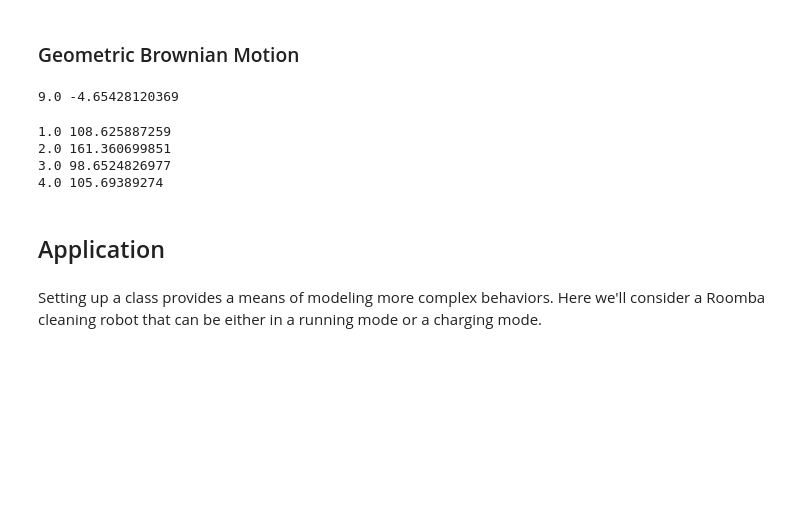
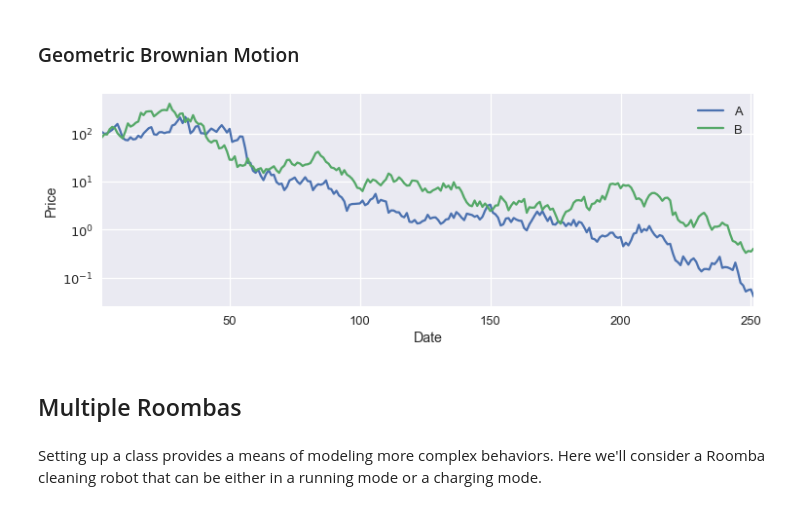
Before and after one commit to jckantor/CBE40455, a Jupyter notebook: notebooks/Getting Started with Discrete Event Simulation.ipynb, the cells around one changed output. Saved outputs shown, nothing was run; the diff lists cells and outputs as text; code cells hidden in the pictures; blank space fills up the shorter version.

```diff
--- a/notebooks/Getting Started with Discrete Event Simulation.ipynb
+++ b/notebooks/Getting Started with Discrete Event Simulation.ipynb
@@ -183,91 +226,58 @@ Clock B, Tick number 7, Time = 9.000000 minutes
 # %% [markdown]
 ### Geometric Brownian Motion
 # %%
-import simpy
+%matplotlib inline
 import random
 import numpy as np
 import matplotlib.pyplot as plt
-%matplotlib inline
+import pandas as pd
+import simpy
+import seaborn as sns
+sns.set_context('talk')
 
 class gbm(object):
-    def __init__(self, env, name, tick=1.0, P=100.0, mu=0.0, sigma=1.00):
+    def __init__(self, env, name, tick=1.0, P=100.0, mu=0.01, sigma=0.10):
         self.env = env
         self.name = name
         self.tick = tick
         self.t = 0
         self.P = P
+        self.hist = pd.Series()
         self.mu = mu
         self.sigma = sigma
         self.proc = env.process(self.run())
+
+    def plot(self):
+        self.hist.plot(logy=True,label=self.name)
+        plt.xlabel('Date')
+        plt.ylabel('Price')
+        plt.legend(loc='best')
 
     def run(self):
         while True:
             yield env.timeout(self.tick)
             self.t += self.tick
             self.P += self.P*(self.mu*self.tick + \
                     self.sigma*random.normalvariate(0,1)*np.sqrt(self.tick))
-
+            self.hist.set_value(self.t,self.P)
 
 # create the simulation environment
 env = simpy.Environment()
 
 # add the clock process to the environment. Set the tick interval.
-stock = gbm(env, "A", tick=1.0)
+a = gbm(env, "A", tick=1.0, mu=0.01, sigma=0.2)
+b = gbm(env, "B", tick=1.0, mu=0.01, sigma=0.2)
 
 # run the simulation for a fixed period of time
+env.run(until=252.0)
 
-Plog = []
-tlog = []
-env.run(until=10.0)
-print stock.t, stock.P
-
-#plt.figure(figsize=(12,4))
-#plt.plot(tlog,Plog)
-#plt.xlabel('Date')
-#plt.ylabel('Price')
+plt.figure(figsize=(12,4))
+a.plot()
+b.plot()
 # %% [output]
-9.0 -4.65428120369
+[figure, added]
-# %%
-import simpy
-import random
-import numpy as np
-
-class gbm(object):
-    def __init__(self,env,name,tick,val,mu,sigma):
-        self.env = env
-        self.name = name
-        self.tick = tick
-        self.val = val
-        self.mu = mu
-        self.sigma = sigma
-        self.t = 0
-
-    def process(self):
-        while True:
-            yield self.env.timeout(self.tick)
-            self.t += self.tick
-            self.val += self.val*(self.mu*self.tick +  \
-                self.sigma*random.normalvariate(0,1)*np.sqrt(self.tick))
-
-def reporter(env,tick,gbm):
-    t = 0
-    while True:
-        yield env.timeout(tick)
-        t += tick
-        print t, gbm.val
-
-env = simpy.Environment()
-a = gbm(env,'A',1.0/np.sqrt(12.0),80.0,0,0.30)
-env.process(a.process())
-env.process(reporter(env,1.0,a))
-env.run(until=5)
-# %% [output]
-1.0 108.625887259
-2.0 161.360699851
-3.0 98.6524826977
-4.0 105.69389274
-# %% [markdown]
-## Application
+# %% [markdown]
+## Multiple Roombas
 # %% [markdown]
 Setting up a class provides a means of modeling more complex behaviors. Here we'll consider a Roomba cleaning robot that can be either in a running mode or a charging mode.
 # %%
```
Also changed, not shown: parts of 7 cells of this notebook, 2 other files.
